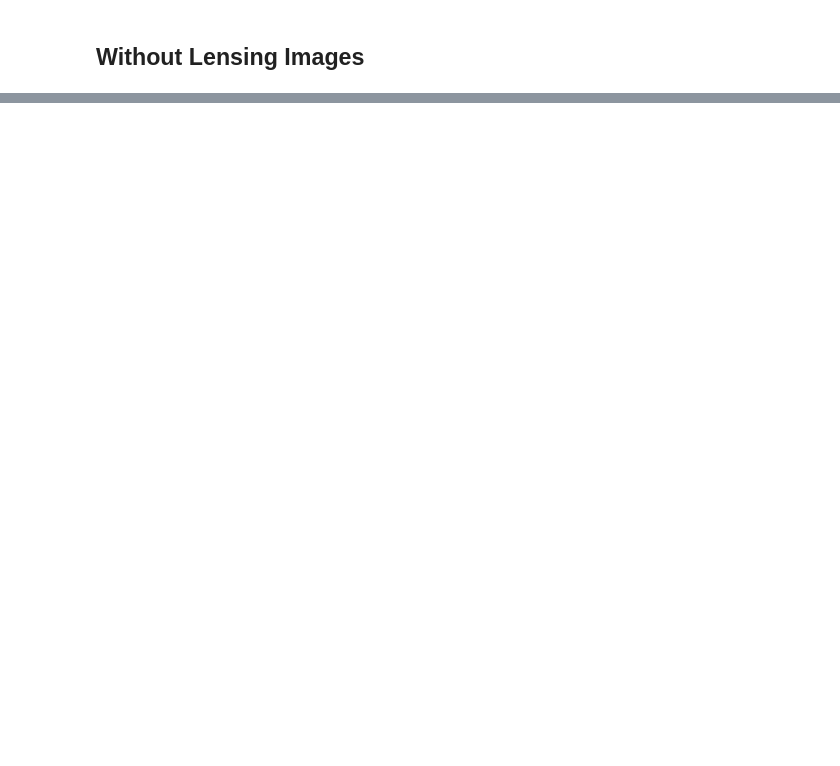
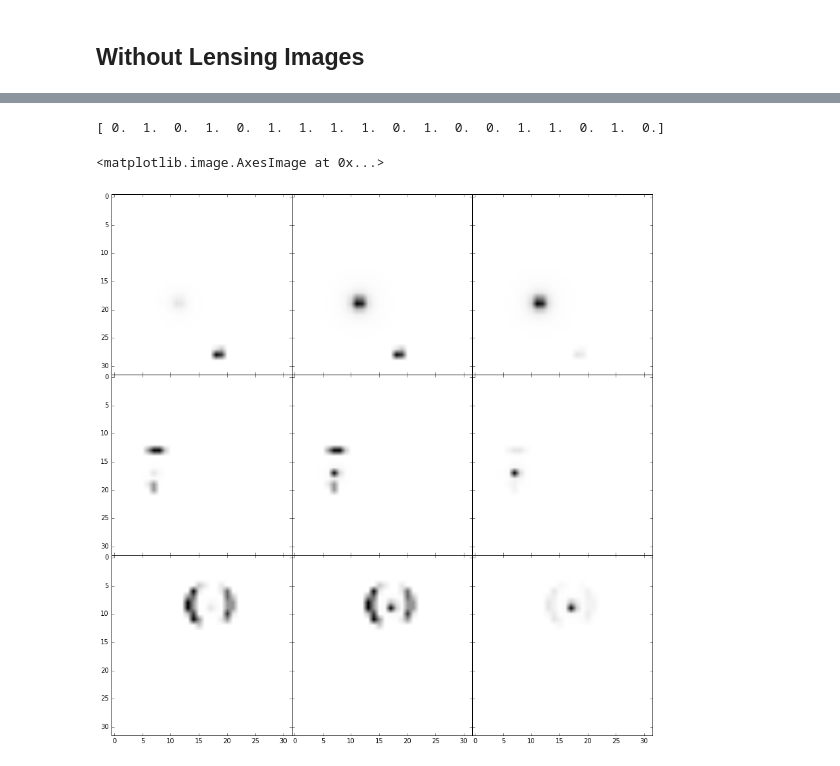
Before and after one commit to creativeishu/DeepLensing, a Jupyter notebook: GenerateData/AnalyseData.ipynb, the cells around one changed output, grey strips where cells are left out. Cells and saved outputs as stored; diff of their text form; code cells hidden in the pictures; blank space fills up the shorter version.

```diff
--- a/GenerateData/AnalyseData.ipynb
+++ b/GenerateData/AnalyseData.ipynb
@@ -42,0 +43,25 @@ f.savefig('without.eps')
+# %%
+xtrain = np.load('xtrain.npy')
+ytrain = np.load('ytrain.npy')
+
+print ytrain
+# %% [output]
+[ 0.  1.  0.  1.  0.  1.  1.  1.  1.  0.  1.  0.  0.  1.  1.  0.  1.  0.]
+# %%
+f, axarr = plt.subplots(3, 3, sharex=True, sharey=True, figsize=(15,15), dpi=20)
+f.subplots_adjust(hspace=0, wspace=0)
+
+axarr[0,0].imshow(xtrain[4,0], cmap='Greys')
+axarr[0,1].imshow(xtrain[4,1], cmap='Greys')
+axarr[0,2].imshow(xtrain[4,2], cmap='Greys')
+
+axarr[1,0].imshow(xtrain[1,0], cmap='Greys')
+axarr[1,1].imshow(xtrain[1,1], cmap='Greys')
+axarr[1,2].imshow(xtrain[1,2], cmap='Greys')
+
+axarr[2,0].imshow(xtrain[5,0], cmap='Greys')
+axarr[2,1].imshow(xtrain[5,1], cmap='Greys')
+axarr[2,2].imshow(xtrain[5,2], cmap='Greys')
+# %% [output]
+<matplotlib.image.AxesImage at 0x...>
+[figure, added]
```
Also changed, not shown: parts of 2 cells of this notebook, 5 other files.
